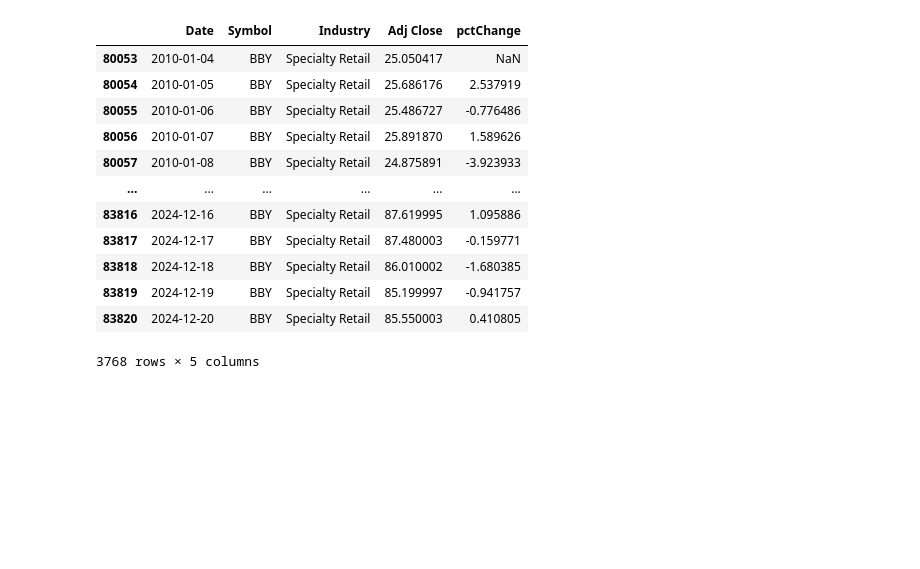
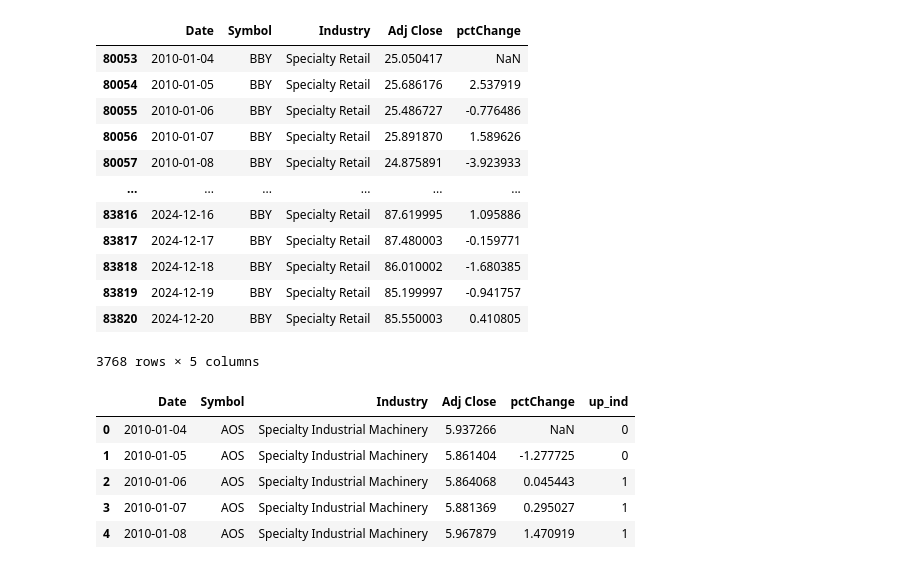
Before and after one commit to wbrannock/stocksdata, a Jupyter notebook: data_creation.ipynb, the cells around one changed output. Cells and saved outputs as stored; diff of their text form; code cells hidden in the pictures; blank space fills up the shorter version.

```diff
--- a/data_creation.ipynb
+++ b/data_creation.ipynb
@@ -181,3 +181,13 @@ df.loc[df['Symbol'] == 'BBY']
 | 83819 | 2024-12-19 | BBY | Specialty Retail | 85.199997 | -0.941757 |
 | 83820 | 2024-12-20 | BBY | Specialty Retail | 85.550003 | 0.410805 |
 3768 rows × 5 columns
+# %%
+df["up_ind"] = (df["pctChange"] > 0).astype(int)
+df.head()
+# %% [output]
+|  | Date | Symbol | Industry | Adj Close | pctChange | up_ind |
+| 0 | 2010-01-04 | AOS | Specialty Industrial Machinery | 5.937266 | NaN | 0 |
+| 1 | 2010-01-05 | AOS | Specialty Industrial Machinery | 5.861404 | -1.277725 | 0 |
+| 2 | 2010-01-06 | AOS | Specialty Industrial Machinery | 5.864068 | 0.045443 | 1 |
+| 3 | 2010-01-07 | AOS | Specialty Industrial Machinery | 5.881369 | 0.295027 | 1 |
+| 4 | 2010-01-08 | AOS | Specialty Industrial Machinery | 5.967879 | 1.470919 | 1 |
```
